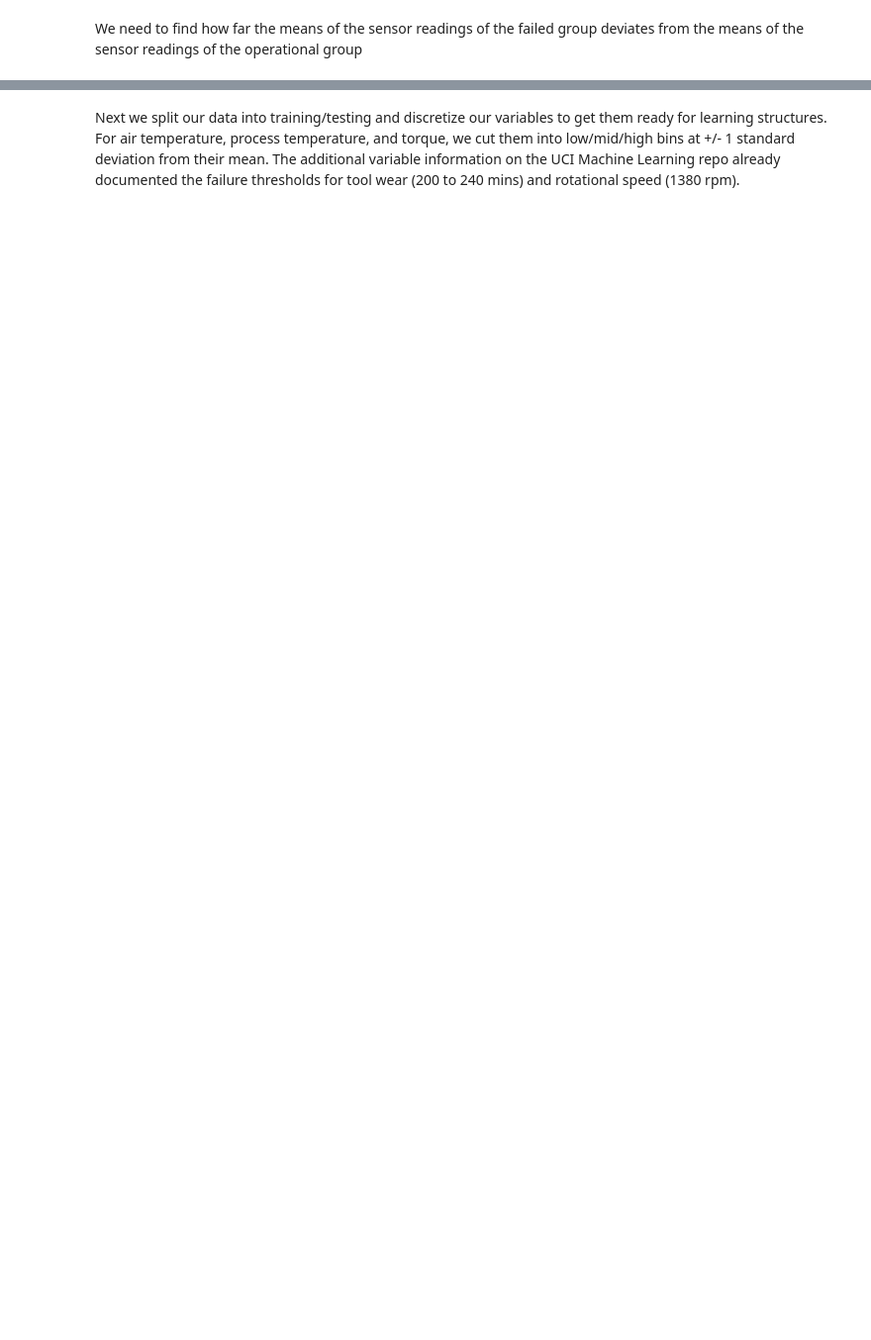
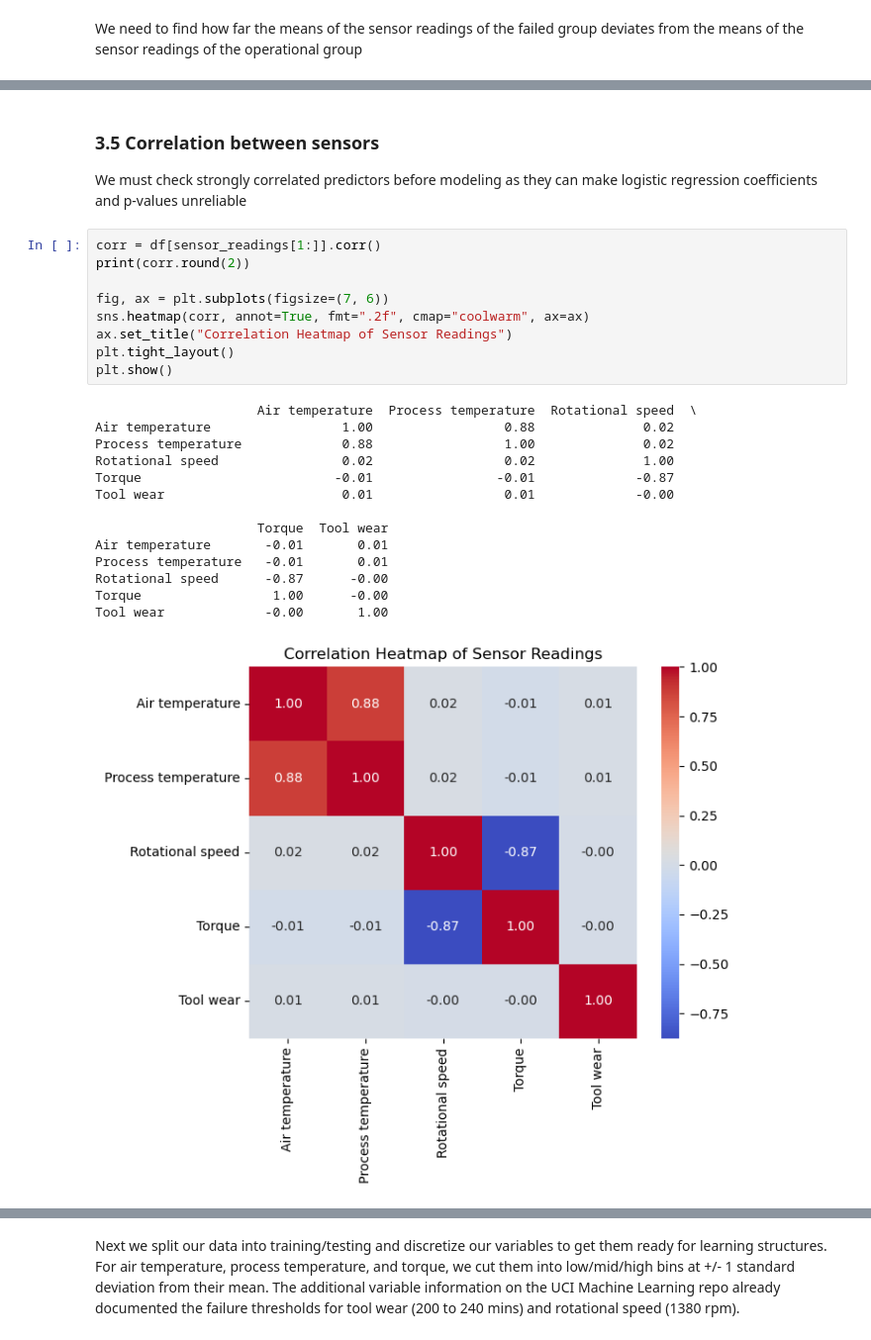
Before and after one commit to JustinSu11/AAI_500_Final, a Jupyter notebook: data_analysis.ipynb, the cells around one changed output, grey strips where cells are left out. Shown at 99% size. Drawn from its saved outputs; the diff is of its cells as text; blank space fills up the shorter version.

```diff
--- a/data_analysis.ipynb
+++ b/data_analysis.ipynb
@@ -165,0 +372,28 @@ TWF             0.15                 0.09              0.26   -0.38       1.74
+# %% [markdown]
+### 3.5 Correlation between sensors
+
+We must check strongly correlated predictors before modeling as they can make logistic regression coefficients and p-values unreliable
+# %%
+corr = df[sensor_readings[1:]].corr()
+print(corr.round(2))
+
+fig, ax = plt.subplots(figsize=(7, 6))
+sns.heatmap(corr, annot=True, fmt=".2f", cmap="coolwarm", ax=ax)
+ax.set_title("Correlation Heatmap of Sensor Readings")
+plt.tight_layout()
+plt.show()
+# %% [output]
+                     Air temperature  Process temperature  Rotational speed  \
+Air temperature                 1.00                 0.88              0.02
+Process temperature             0.88                 1.00              0.02
+Rotational speed                0.02                 0.02              1.00
+Torque                         -0.01                -0.01             -0.87
+Tool wear                       0.01                 0.01             -0.00
+
+                     Torque  Tool wear
+Air temperature       -0.01       0.01
+Process temperature   -0.01       0.01
+Rotational speed      -0.87      -0.00
+Torque                 1.00      -0.00
+Tool wear             -0.00       1.00
+[figure, added]
```
Also changed, not shown: parts of 41 cells of this notebook.
